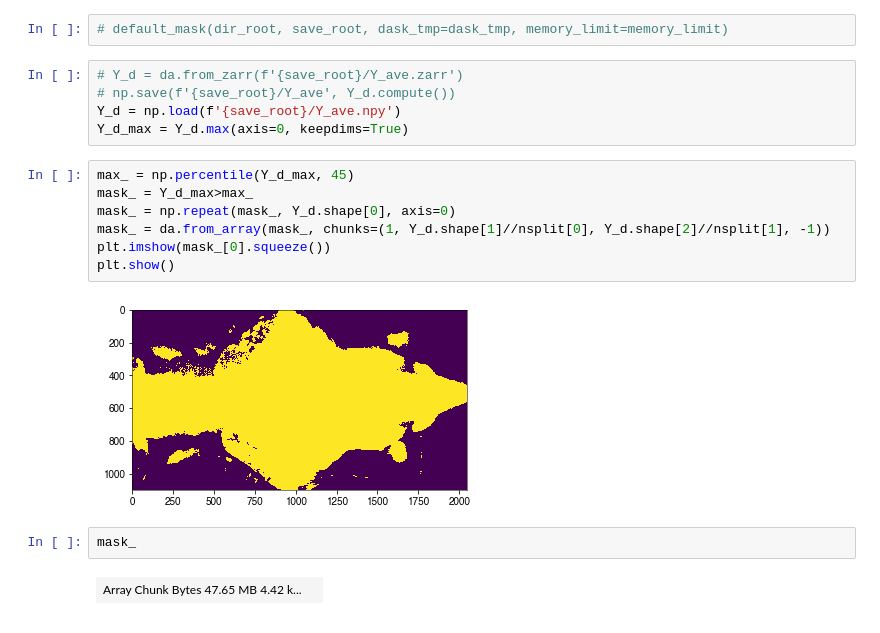
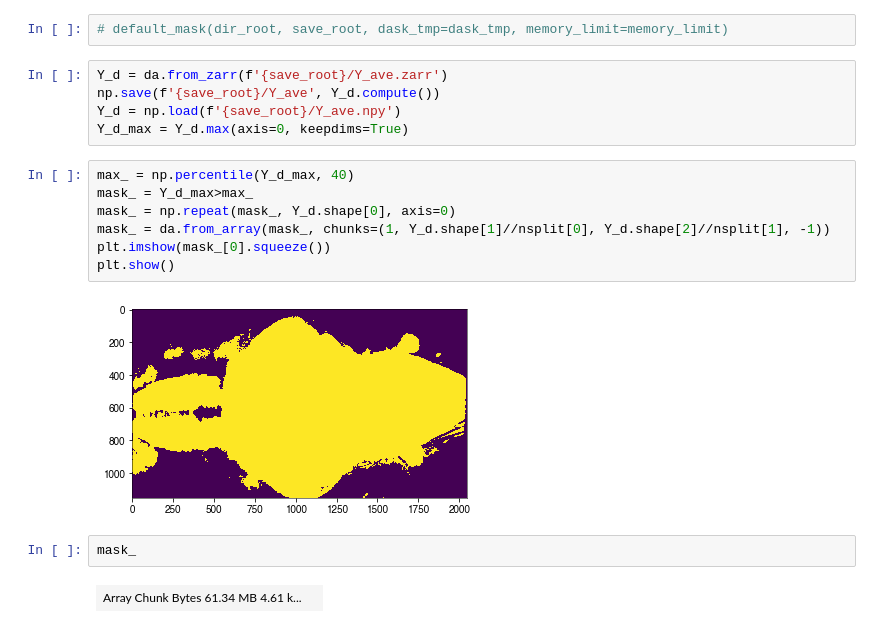
Before and after one commit to zqwei/Glia_analysis, a Jupyter notebook: Processing/Combine_cells.ipynb, the cells around one changed output. Drawn from its saved outputs; the diff is of its cells as text.

```diff
--- a/Processing/Combine_cells.ipynb
+++ b/Processing/Combine_cells.ipynb
@@ -33,23 +28,23 @@ cameraNoiseMat = '/nrs/ahrens/ahrenslab/Ziqiang/gainMat/gainMat20180208'
 # %%
 # default_mask(dir_root, save_root, dask_tmp=dask_tmp, memory_limit=memory_limit)
 # %%
-# Y_d = da.from_zarr(f'{save_root}/Y_ave.zarr')
-# np.save(f'{save_root}/Y_ave', Y_d.compute())
+Y_d = da.from_zarr(f'{save_root}/Y_ave.zarr')
+np.save(f'{save_root}/Y_ave', Y_d.compute())
 Y_d = np.load(f'{save_root}/Y_ave.npy')
 Y_d_max = Y_d.max(axis=0, keepdims=True)
 # %%
-max_ = np.percentile(Y_d_max, 45)
+max_ = np.percentile(Y_d_max, 40)
 mask_ = Y_d_max>max_
 mask_ = np.repeat(mask_, Y_d.shape[0], axis=0)
 mask_ = da.from_array(mask_, chunks=(1, Y_d.shape[1]//nsplit[0], Y_d.shape[2]//nsplit[1], -1))
 plt.imshow(mask_[0].squeeze())
 plt.show()
 # %% [output]
-[figure, old version]
+[figure, new version]
 # %%
 mask_
 # %% [output]
-| Array Chunk Bytes 47.65 MB 4.42 k... |  |
+| Array Chunk Bytes 61.34 MB 4.61 k... |  |
 # %%
 print('========================')
 print('DF/F computation')
```
Also changed, not shown: parts of 2 cells of this notebook, 2 other files.
